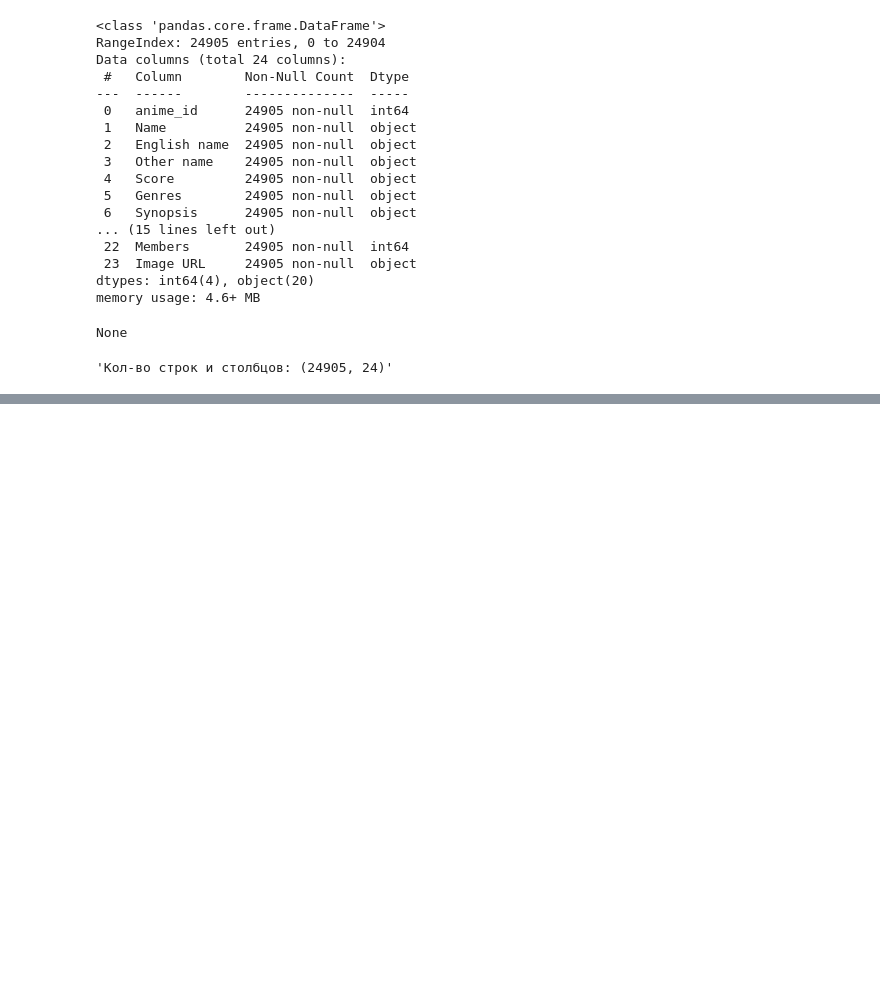
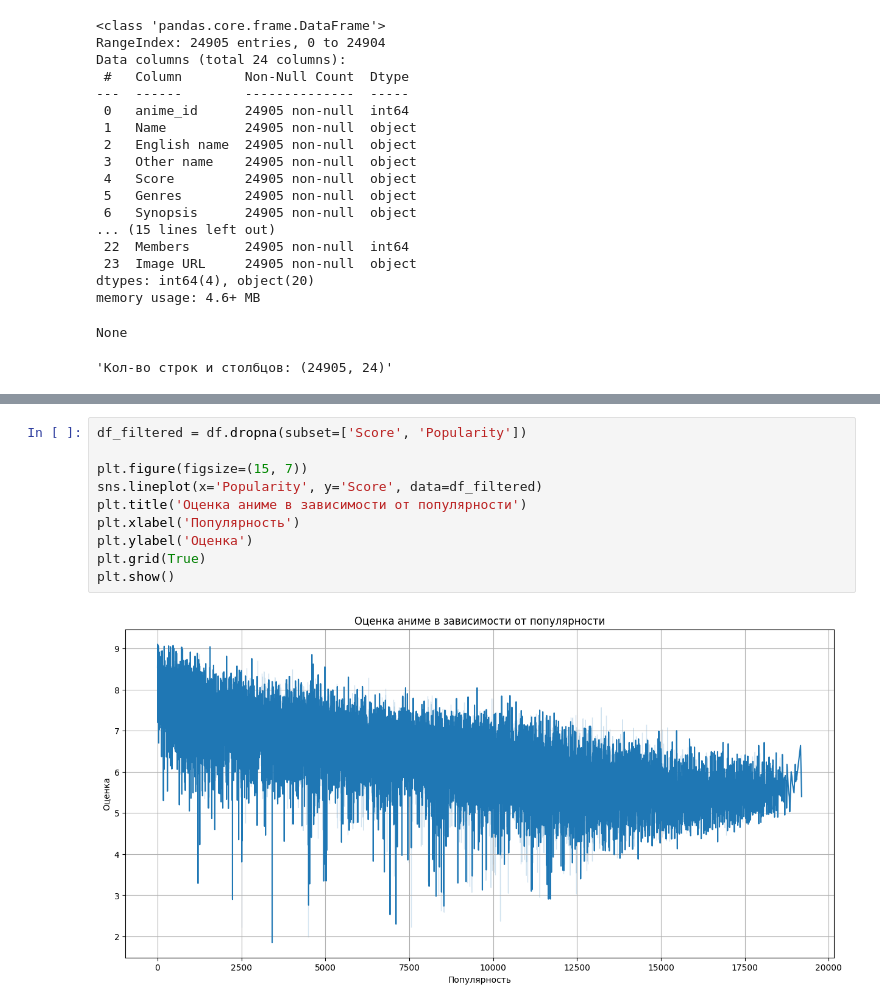
Before and after one commit to yarikpelmen0/project-BWDAI, a Jupyter notebook: project.ipynb, the cells around one changed output, grey strips where cells are left out. Drawn from its saved outputs; the diff is of its cells as text; blank space fills up the shorter version.

```diff
--- a/project.ipynb
+++ b/project.ipynb
@@ -54,0 +154,12 @@ None
+# %%
+df_filtered = df.dropna(subset=['Score', 'Popularity'])
+
+plt.figure(figsize=(15, 7))
+sns.lineplot(x='Popularity', y='Score', data=df_filtered)
+plt.title('Оценка аниме в зависимости от популярности')
+plt.xlabel('Популярность')
+plt.ylabel('Оценка')
+plt.grid(True)
+plt.show()
+# %% [output]
+[figure, added]
```
Also changed, not shown: parts of 18 cells of this notebook.
